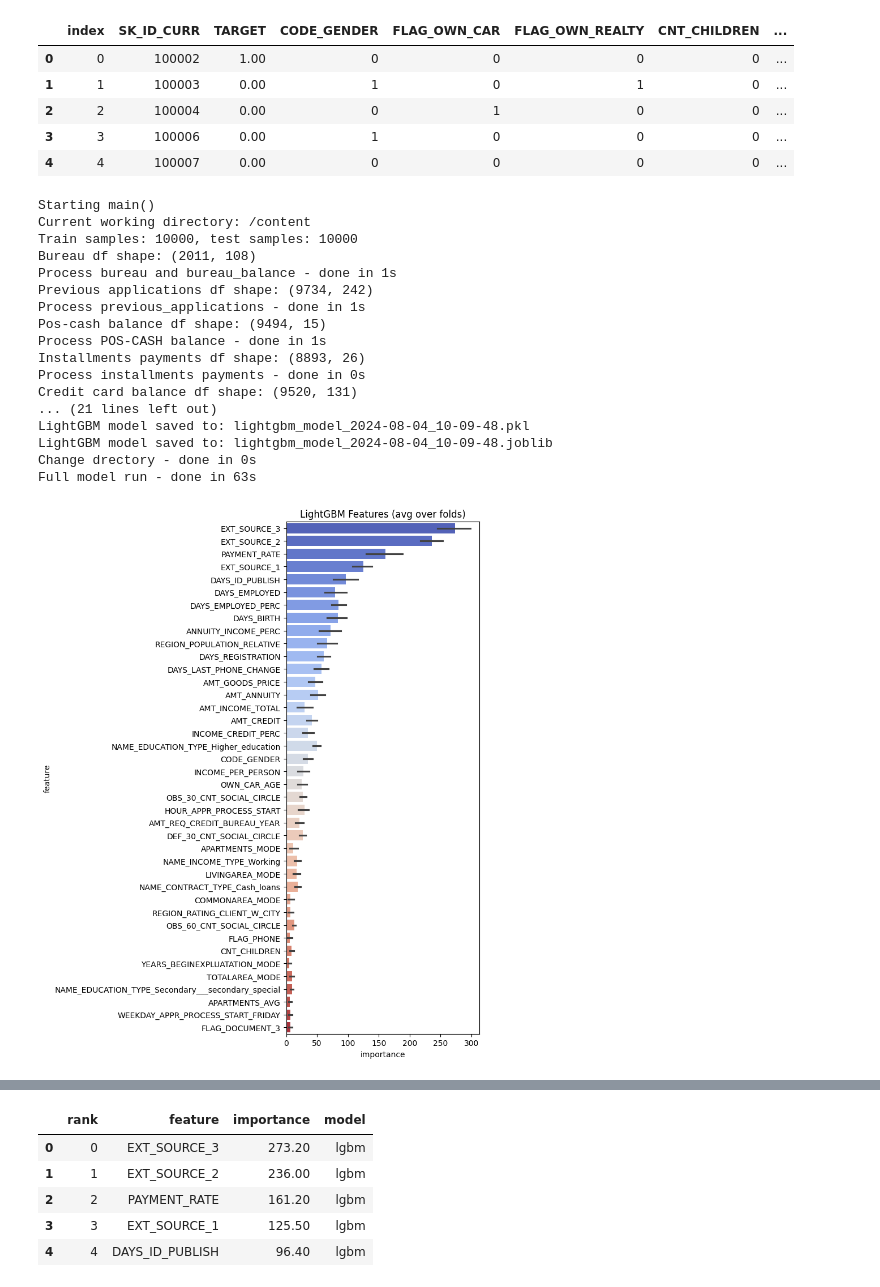
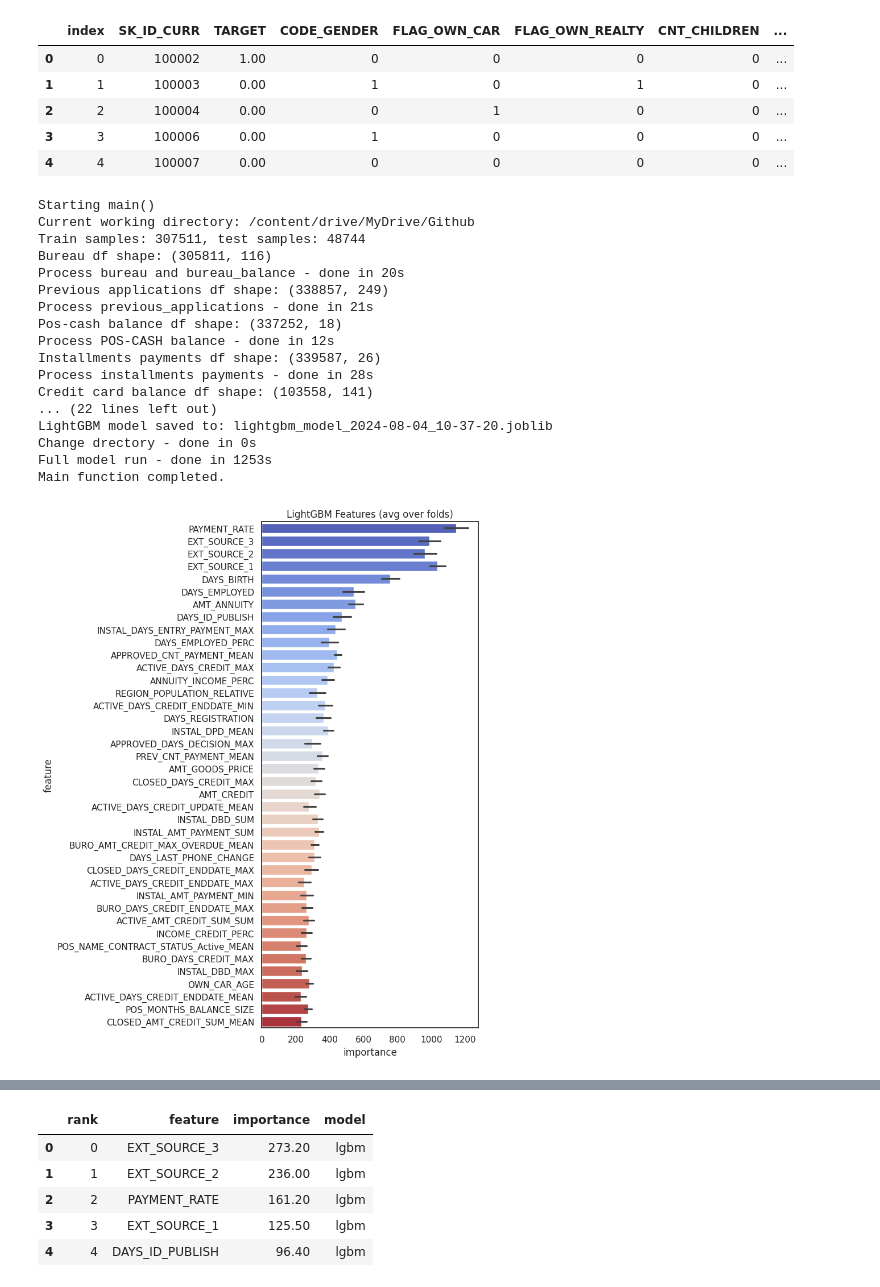
Before and after one commit to NgHenri/france-geojson, a Jupyter notebook: Projet7.ipynb, the cells around one changed output, grey strips where cells are left out. Drawn from its saved outputs; the diff is of its cells as text; code cells hidden in the pictures.

```diff
--- a/Projet7.ipynb
+++ b/Projet7.ipynb
@@ -1005,7 +1003,7 @@ def kfold_lightgbm(df, num_folds, stratified = False, debug= False):
     print("Save Submission file name:", submission_file)
     # Write submission file and plot feature importance
     #if not debug:
-    if  debug:
+    if not debug:
         test_df['TARGET'] = sub_preds
         test_df[['SK_ID_CURR', 'TARGET']].to_csv(submission_filepath, index= False)
     display_importances(feature_importance_df)
@@ -1028,7 +1026,7 @@ def display_importances(feature_importance_df_):
     plt.savefig(lgbm_importances_path)
 
 
-def main(debug = True):
+def main(debug = False):
     num_rows = 10000 if debug else None
     df = application_train_test(num_rows)
     with timer("Process bureau and bureau_balance"):
@@ -1086,47 +1084,47 @@ def main(debug = True):
         #print("Current working directory:", os.getcwd())
 
         # Sauvegarder les importances des caractéristiques
         feature_importance_file = get_timestamped_filename('feature_importance', 'csv')
         feat_importance.to_csv(feature_importance_file, index=False)
         print("Feature importance saved to:", feature_importance_file)
 
         # Sauvegarder le modèle LGBM
         model_file_pkl = get_timestamped_filename('lightgbm_model', 'pkl')
         model_file_joblib = get_timestamped_filename('lightgbm_model', 'joblib')
         with open(os.path.join(working_directory, model_file_pkl), 'wb') as f:
             pickle.dump(clf, f)
         print("LightGBM model saved to:", model_file_pkl)
 
         # Sauvegarder le modèle LightGBM
         dump(clf, os.path.join(working_directory, model_file_joblib))
         print("LightGBM model saved to:", model_file_joblib)
 
     return feat_importance , clf , df
 
 # Appeler main() et capturer les résultats
 if __name__ == "__main__":
     print("Starting main()")
     print("Current working directory:", os.getcwd())
     with timer("Full model run"):
         feat_importance, clf, df = main()
     print("Main function completed.")
 # %% [output]
 Starting main()
-Current working directory: /content
-Train samples: 10000, test samples: 10000
-Bureau df shape: (2011, 108)
-Process bureau and bureau_balance - done in 1s
-Previous applications df shape: (9734, 242)
-Process previous_applications - done in 1s
-Pos-cash balance df shape: (9494, 15)
-Process POS-CASH balance - done in 1s
-Installments payments df shape: (8893, 26)
-Process installments payments - done in 0s
-Credit card balance df shape: (9520, 131)
-... (21 lines left out)
-LightGBM model saved to: lightgbm_model_2024-08-04_10-09-48.pkl
-LightGBM model saved to: lightgbm_model_2024-08-04_10-09-48.joblib
+Current working directory: /content/drive/MyDrive/Github
+Train samples: 307511, test samples: 48744
+Bureau df shape: (305811, 116)
+Process bureau and bureau_balance - done in 20s
+Previous applications df shape: (338857, 249)
+Process previous_applications - done in 21s
+Pos-cash balance df shape: (337252, 18)
+Process POS-CASH balance - done in 12s
+Installments payments df shape: (339587, 26)
+Process installments payments - done in 28s
+Credit card balance df shape: (103558, 141)
+... (22 lines left out)
+LightGBM model saved to: lightgbm_model_2024-08-04_10-37-20.joblib
 Change drectory - done in 0s
-Full model run - done in 63s
+Full model run - done in 1253s
+Main function completed.
-[figure, old version]
+[figure, new version]
 # %%
```
Also changed, not shown: parts of 9 cells of this notebook.
